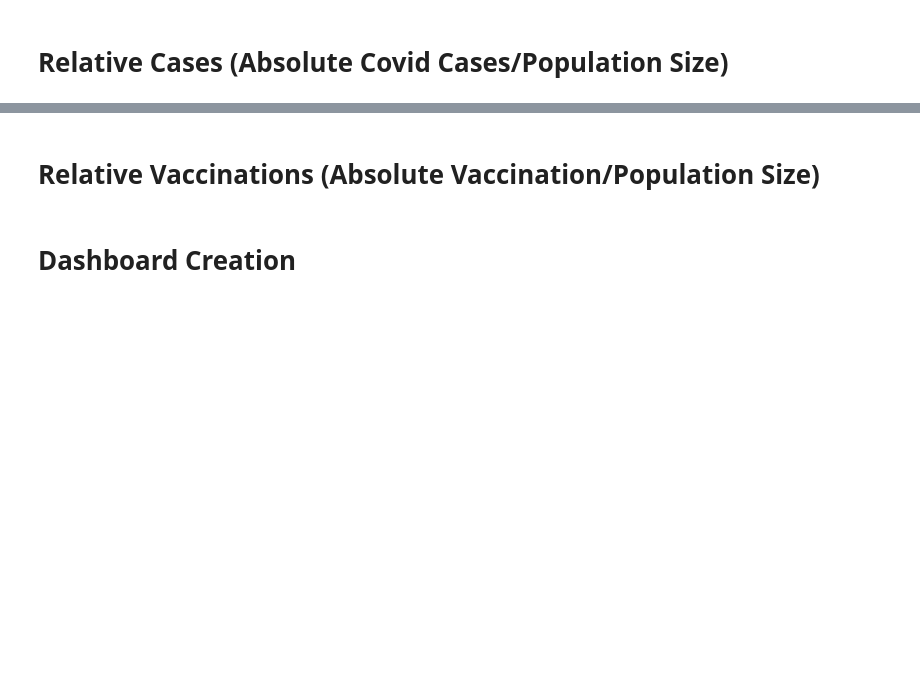
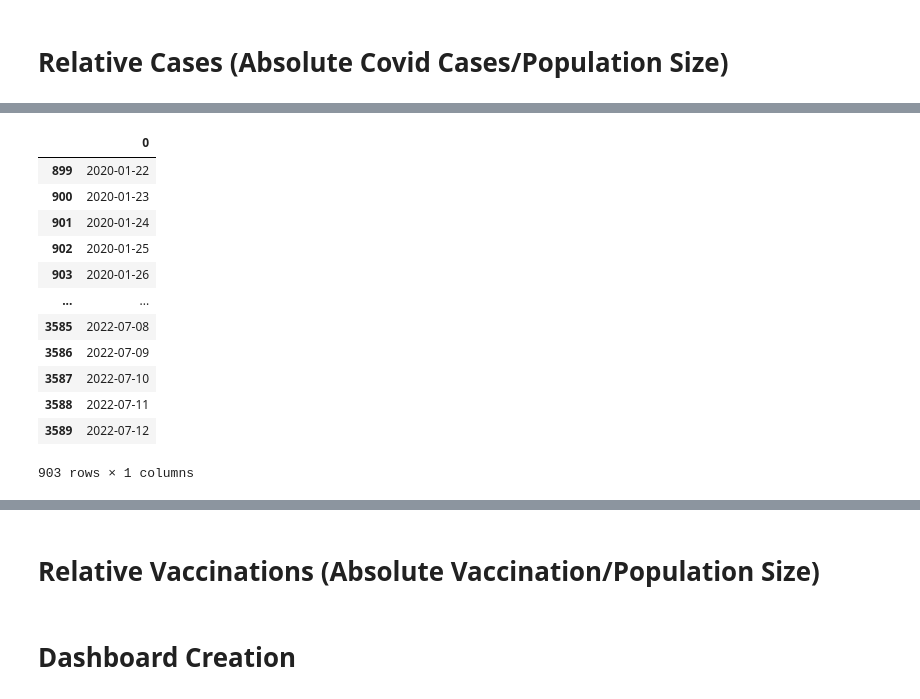
Before and after one commit to rshn1994/Enterprise_Data_Science, a Jupyter notebook: Final_project_delivery/Covid_Dashboard.ipynb, the cells around one changed output, grey strips where cells are left out. Saved outputs shown, nothing was run; the diff lists cells and outputs as text; code cells hidden in the pictures; blank space fills up the shorter version.

```diff
--- a/Final_project_delivery/Covid_Dashboard.ipynb
+++ b/Final_project_delivery/Covid_Dashboard.ipynb
@@ -76,0 +77,30 @@ df
+# %%
+sudo_date=[]
+for each in country_list:
+        cases_country_data = json_object_cases[each]['data'][:]
+        for index in range(len(cases_country_data)):
+                # Obtaining the dates from the json dictionary
+                list_date = json_object_cases[each]['data'][index]
+                # append the dates to the date list
+                sudo_date.append(list_date['date'])
+
+                df_dates=pd.DataFrame(sudo_date)
+
+df_dates[0] = pd.to_datetime(df_dates[0],format='%Y-%m-%d')
+df_dates.drop_duplicates(keep="last",inplace=True)
+
+df_dates
+# %% [output]
+|  | 0 |
+| 899 | 2020-01-22 |
+| 900 | 2020-01-23 |
+| 901 | 2020-01-24 |
+| 902 | 2020-01-25 |
+| 903 | 2020-01-26 |
+| ... | ... |
+| 3585 | 2022-07-08 |
+| 3586 | 2022-07-09 |
+| 3587 | 2022-07-10 |
+| 3588 | 2022-07-11 |
+| 3589 | 2022-07-12 |
+903 rows × 1 columns
```
Also changed, not shown: parts of 8 cells of this notebook.
